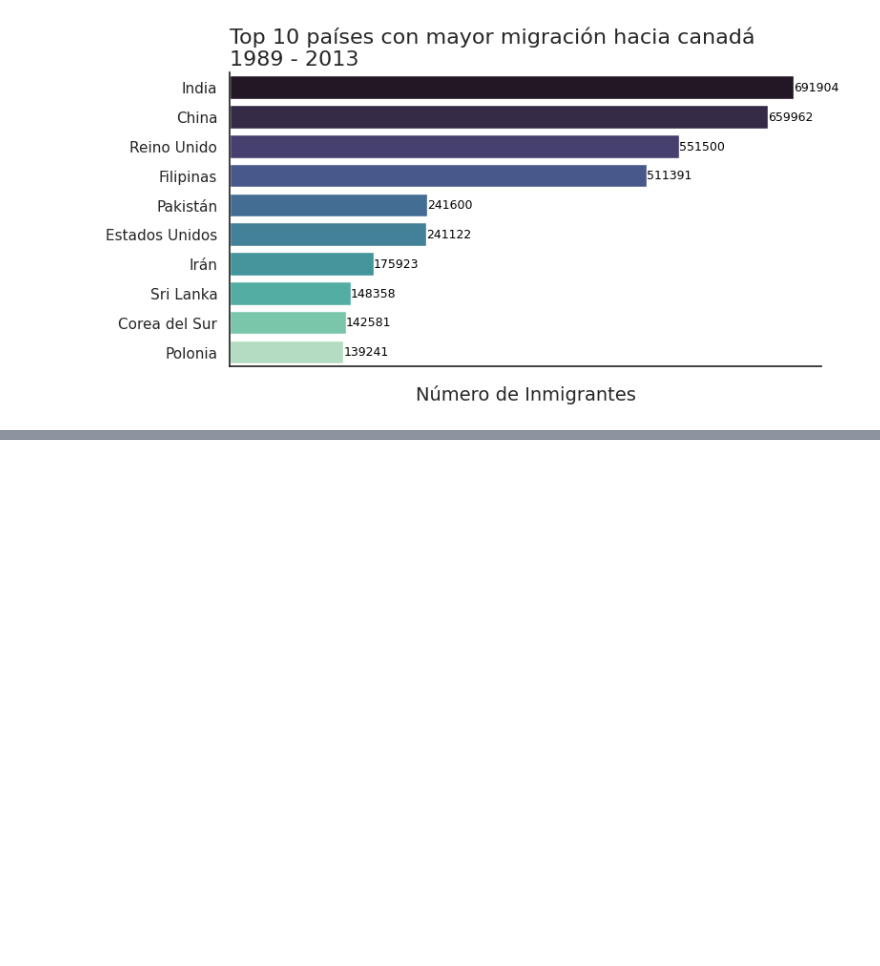
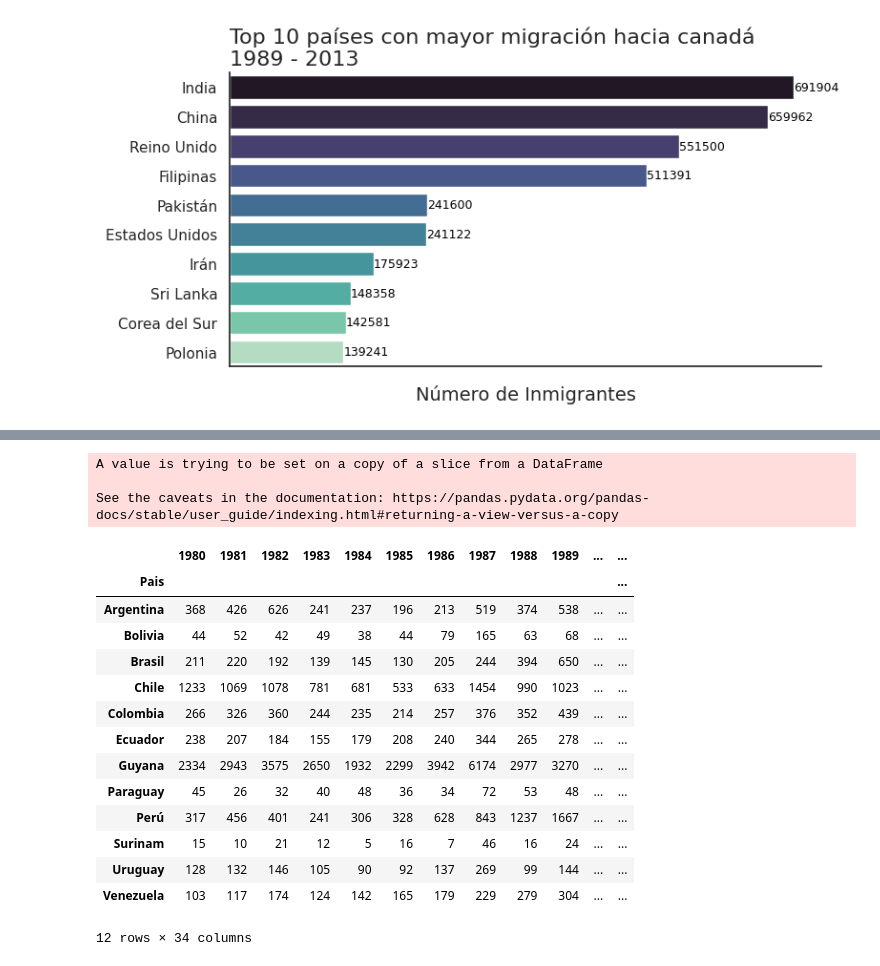
Before and after one commit to smringdesigns/Visualizacion-Datos-Graficando, a Jupyter notebook: Visualización_de_Datos_Creando_Gráficos.ipynb, the cells around one changed output, grey strips where cells are left out. Cells and saved outputs as stored; diff of their text form; code cells hidden in the pictures; blank space fills up the shorter version.

```diff
--- a/Visualización_de_Datos_Creando_Gráficos.ipynb
+++ b/Visualización_de_Datos_Creando_Gráficos.ipynb
@@ -463,0 +479,22 @@ generar_grafico('mako')
+# %%
+sudamerica.drop(['Continente','Region','Total'],axis=1,inplace=True)
+sudamerica
+# %% [output]
+A value is trying to be set on a copy of a slice from a DataFrame
+
+See the caveats in the documentation: https://pandas.pydata.org/pandas-docs/stable/user_guide/indexing.html#returning-a-view-versus-a-copy
+|  | 1980 | 1981 | 1982 | 1983 | 1984 | 1985 | 1986 | 1987 | 1988 | 1989 | ... | ... |
+| Pais |  |  |  |  |  |  |  |  |  |  |  | ... |
+| Argentina | 368 | 426 | 626 | 241 | 237 | 196 | 213 | 519 | 374 | 538 | ... | ... |
+| Bolivia | 44 | 52 | 42 | 49 | 38 | 44 | 79 | 165 | 63 | 68 | ... | ... |
+| Brasil | 211 | 220 | 192 | 139 | 145 | 130 | 205 | 244 | 394 | 650 | ... | ... |
+| Chile | 1233 | 1069 | 1078 | 781 | 681 | 533 | 633 | 1454 | 990 | 1023 | ... | ... |
+| Colombia | 266 | 326 | 360 | 244 | 235 | 214 | 257 | 376 | 352 | 439 | ... | ... |
+| Ecuador | 238 | 207 | 184 | 155 | 179 | 208 | 240 | 344 | 265 | 278 | ... | ... |
+| Guyana | 2334 | 2943 | 3575 | 2650 | 1932 | 2299 | 3942 | 6174 | 2977 | 3270 | ... | ... |
+| Paraguay | 45 | 26 | 32 | 40 | 48 | 36 | 34 | 72 | 53 | 48 | ... | ... |
+| Perú | 317 | 456 | 401 | 241 | 306 | 328 | 628 | 843 | 1237 | 1667 | ... | ... |
+| Surinam | 15 | 10 | 21 | 12 | 5 | 16 | 7 | 46 | 16 | 24 | ... | ... |
+| Uruguay | 128 | 132 | 146 | 105 | 90 | 92 | 137 | 269 | 99 | 144 | ... | ... |
+| Venezuela | 103 | 117 | 174 | 124 | 142 | 165 | 179 | 229 | 279 | 304 | ... | ... |
+12 rows × 34 columns
```
Also changed, not shown: parts of 6 cells of this notebook.
